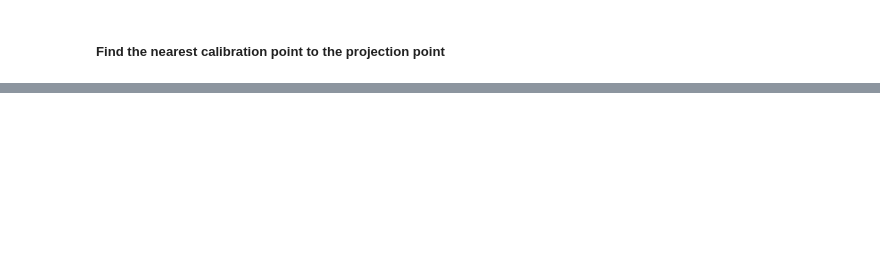
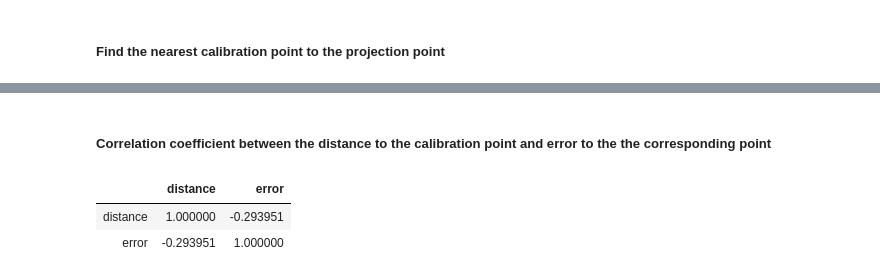
Before and after one commit to Shakshi3104/vision, a Jupyter notebook: report.ipynb, the cells around one changed output, grey strips where cells are left out. Saved outputs shown, nothing was run; the diff lists cells and outputs as text; code cells hidden in the pictures; blank space fills up the shorter version.

```diff
--- a/report.ipynb
+++ b/report.ipynb
@@ -555,6 +552,5 @@ def real_projection_error(real_points: pd.DataFrame, projection_points: pd.DataF
         error = np.sqrt((row_real[1] - row_pro[1]) ** 2 + (row_real[2] - row_pro[2]) ** 2)
         errors += [error]
 
-    print(errors)
-    return np.average(errors)
+    return np.average(errors), errors
 # %%
@@ -585,0 +599,9 @@ nearest
+# %% [markdown]
+##### Correlation coefficient between the distance to the calibration point and error to the the corresponding point
+# %%
+cor_ = np.corrcoef(nearest["distance"], rp_errors)
+pd.DataFrame(cor_, index=["distance", "error"], columns=["distance", "error"])
+# %% [output]
+|  | distance | error |
+| distance | 1.000000 | -0.293951 |
+| error | -0.293951 | 1.000000 |
```
Also changed, not shown: parts of 3 cells of this notebook.
